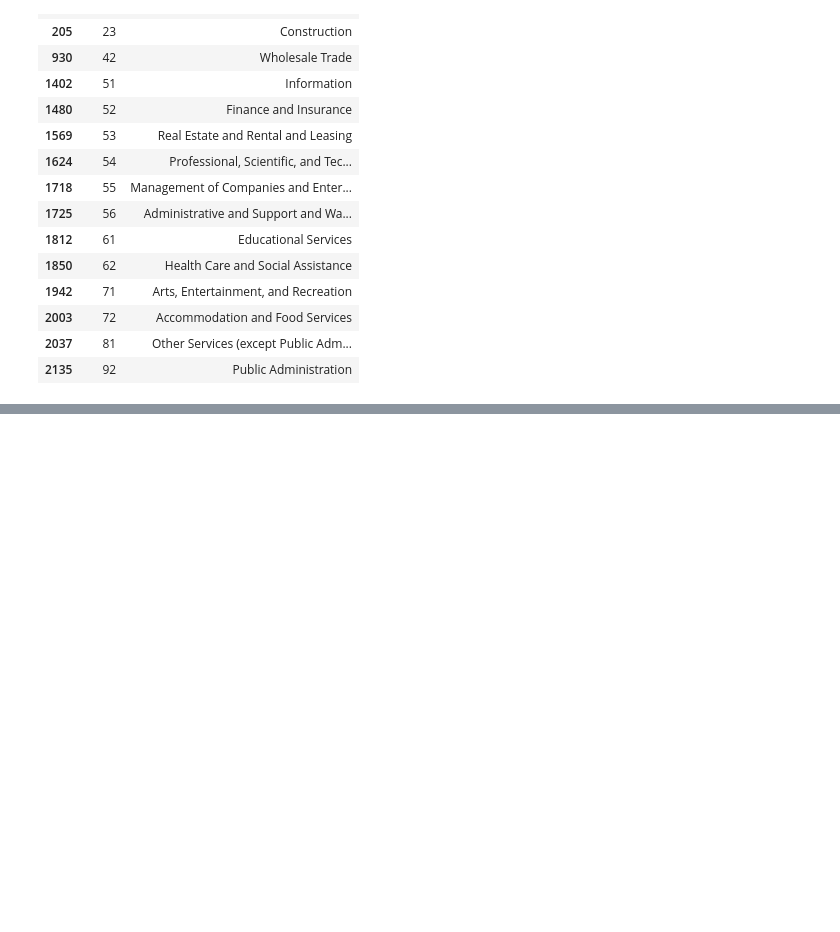
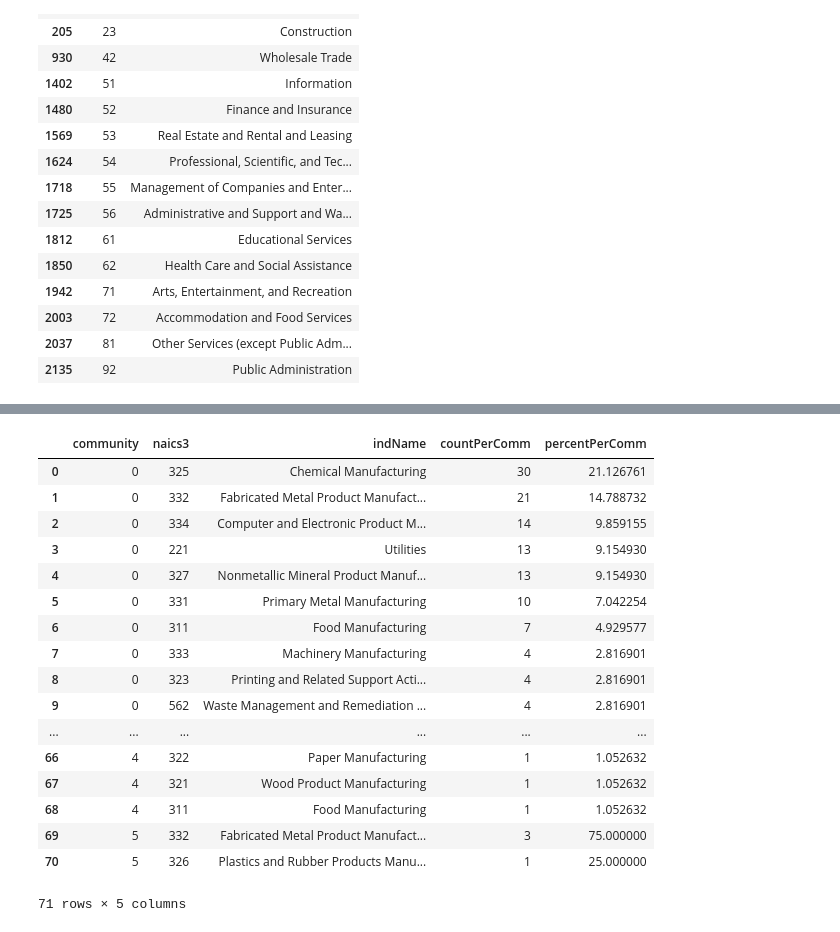
Before and after one commit to stevecarrea/ny_tri_networkAnalysis, a Jupyter notebook: communityAnalysis.ipynb, the cells around one changed output, grey strips where cells are left out. Saved outputs shown, nothing was run; the diff lists cells and outputs as text; code cells hidden in the pictures; blank space fills up the shorter version.

Commit message:
add allCommunities.csv

```diff
--- a/communityAnalysis.ipynb
+++ b/communityAnalysis.ipynb
@@ -72,0 +76,42 @@ for i in communities:
+# %%
+# this does pretty much same as above, except writes to one master DF and .csv rather than separate files
+for i in data['Community'].unique():
+    commData = data[data['Community']==i]
+#     communities[i]['ungroupedData'] = commData
+    industries = commData.groupby(['naics3', 'indName']).size().order(ascending=False)
+    industries = industries.reset_index()
+    industries = industries.rename(columns = {0:'countPerComm'})
+    industries['percentPerComm'] = (industries['countPerComm'] / len(commData))*100
+    industries['community'] = i
+    commDict[i] = industries
+
+#     communities[i]['groupedData'] = industries
+# %%
+commDF = pd.concat([commDict[f] for f in commDict])
+# %%
+cols = commDF.columns.tolist()
+cols = cols[-1:] + cols[:-1]
+commDF = commDF[cols]
+# %%
+commDF = commDF.reset_index(drop=True)
+# %%
+commDF
+# %% [output]
+|  | community | naics3 | indName | countPerComm | percentPerComm |
+| 0 | 0 | 325 | Chemical Manufacturing | 30 | 21.126761 |
+| 1 | 0 | 332 | Fabricated Metal Product Manufact... | 21 | 14.788732 |
+| 2 | 0 | 334 | Computer and Electronic Product M... | 14 | 9.859155 |
+| 3 | 0 | 221 | Utilities | 13 | 9.154930 |
+| 4 | 0 | 327 | Nonmetallic Mineral Product Manuf... | 13 | 9.154930 |
+| 5 | 0 | 331 | Primary Metal Manufacturing | 10 | 7.042254 |
+| 6 | 0 | 311 | Food Manufacturing | 7 | 4.929577 |
+| 7 | 0 | 333 | Machinery Manufacturing | 4 | 2.816901 |
+| 8 | 0 | 323 | Printing and Related Support Acti... | 4 | 2.816901 |
+| 9 | 0 | 562 | Waste Management and Remediation ... | 4 | 2.816901 |
+| ... | ... | ... | ... | ... | ... |
+| 66 | 4 | 322 | Paper Manufacturing | 1 | 1.052632 |
+| 67 | 4 | 321 | Wood Product Manufacturing | 1 | 1.052632 |
+| 68 | 4 | 311 | Food Manufacturing | 1 | 1.052632 |
+| 69 | 5 | 332 | Fabricated Metal Product Manufact... | 3 | 75.000000 |
+| 70 | 5 | 326 | Plastics and Rubber Products Manu... | 1 | 25.000000 |
+71 rows × 5 columns
```
Also changed, not shown: parts of 3 cells of this notebook, 7 other files.
